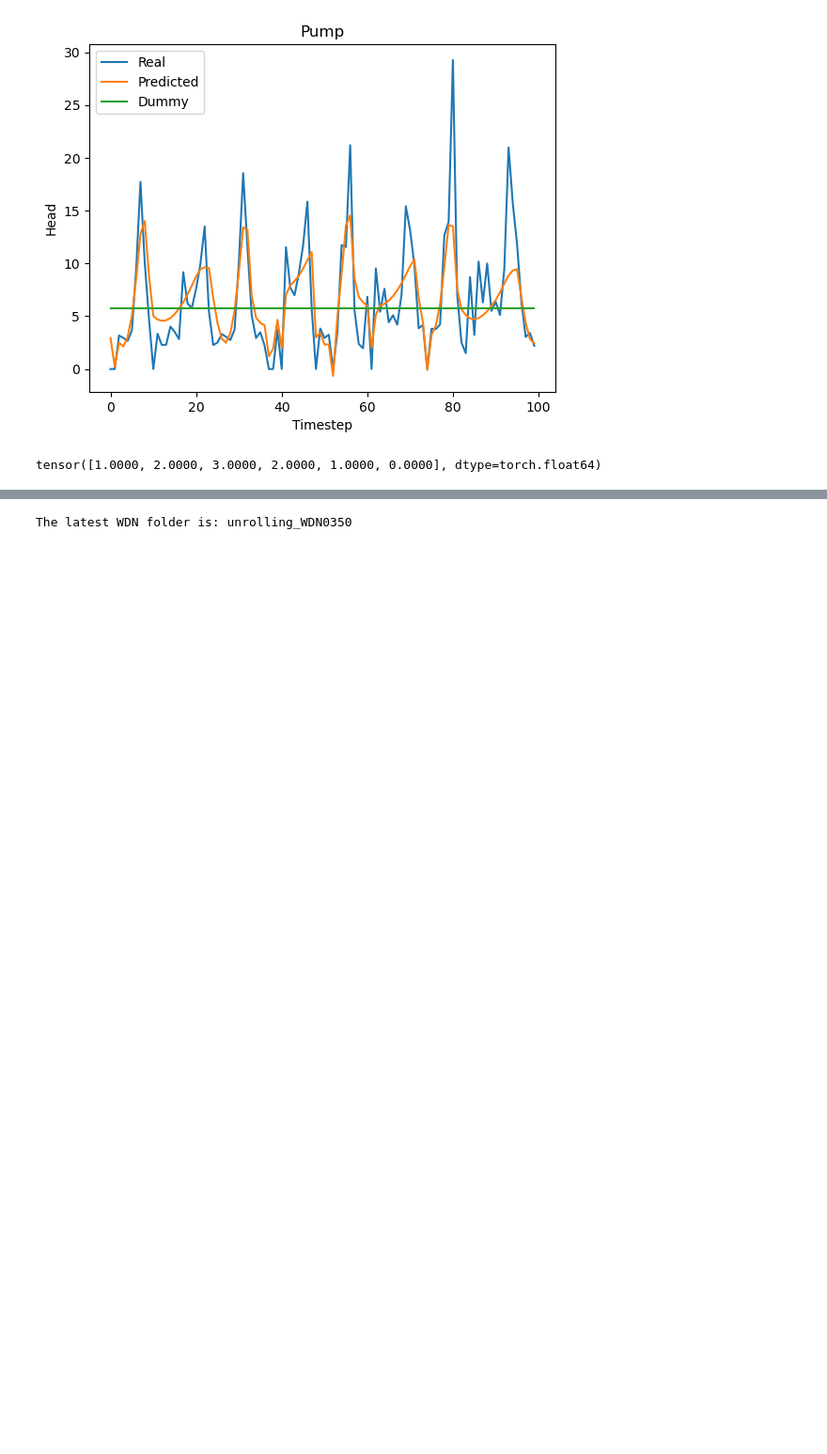
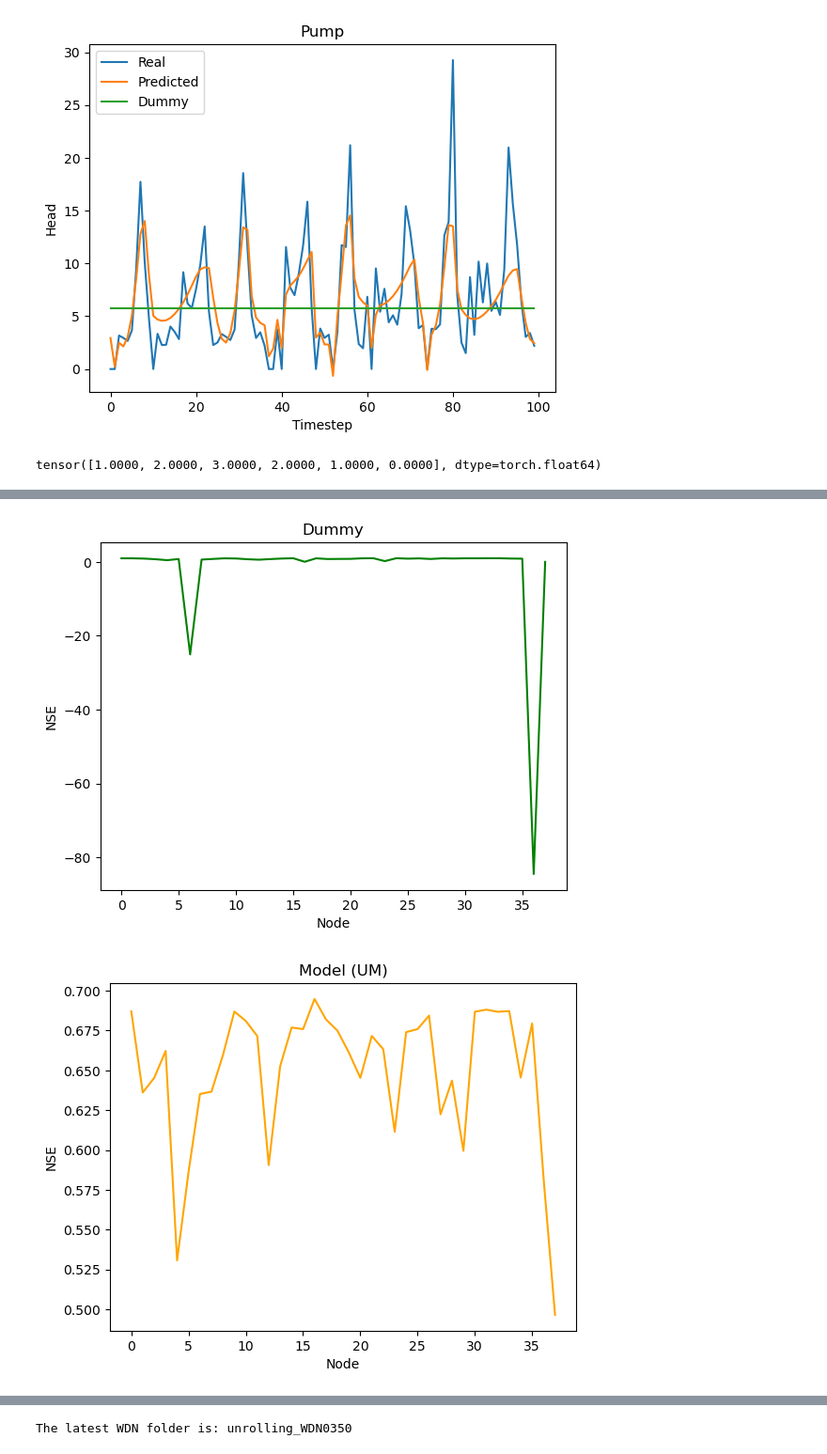
Before and after one commit to albertsolaroca/GGANet, a Jupyter notebook: main_unrolling/nick_modelling.ipynb, the cells around one changed output, grey strips where cells are left out. Shown at 94% size. Saved outputs shown, nothing was run; the diff lists cells and outputs as text; code cells hidden in the pictures; blank space fills up the shorter version.

Commit message:
Added plots in notebook

```diff
--- a/main_unrolling/nick_modelling.ipynb
+++ b/main_unrolling/nick_modelling.ipynb
@@ -333,0 +334,46 @@ NSE-values 0.0 0.4965774416923523
+# %%
+plt.plot(dummy_scores, label="Dummy", color='green')
+plt.xlabel('Node')
+plt.ylabel('NSE')
+plt.title('Dummy')
+plt.show()
+plt.close()
+plt.plot(model_scores, label="Model", color='orange')
+plt.xlabel('Node')
+plt.ylabel('NSE')
+plt.title('Model (UM)')
+plt.show()
+plt.close()
+
+# Create a colormap
+cmap = plt.get_cmap('RdYlGn')
+
+switch_7 = dummy_scores[6]
+dummy_scores[6] = dummy_scores[16]
+dummy_scores[16] = switch_7
+# Get the rgba values from the colormap
+dummy_colors = cmap(dummy_scores)
+
+
+switch_7 = model_scores[6]
+model_scores[6] = model_scores[16]
+model_scores[16] = switch_7
+model_colors = cmap(model_scores)
+
+# Print the numbers with their corresponding colors
+index = 0
+for num, color in zip(dummy_scores, dummy_colors):
+    index += 1
+    r, g, b, _ = color
+    print(index, f"\033[38;2;{int(r * 255)};{int(g * 255)};{int(b * 255)}m{format(num, '.2f')}\033[0m")
+
+print('\n')
+# Print the numbers with their corresponding colors
+index = 0
+for num, color in zip(model_scores, model_colors):
+    index += 1
+    r, g, b, _ = color
+    print(index, f"\033[38;2;{int(r * 255)};{int(g * 255)};{int(b * 255)}m{format(num, '.2f')}\033[0m")
+# %% [output]
+[figure, added]
+[figure, added]
```
Also changed, not shown: parts of 3 cells of this notebook.
